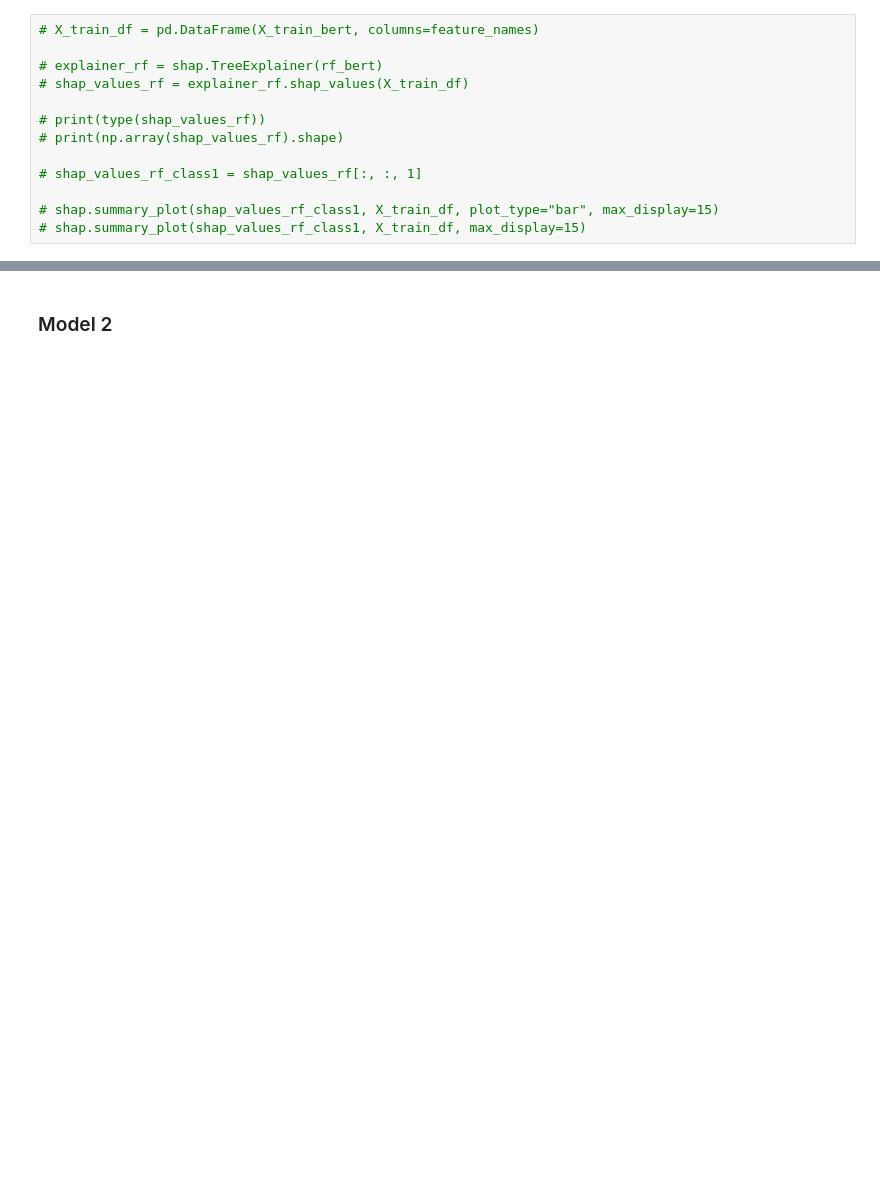
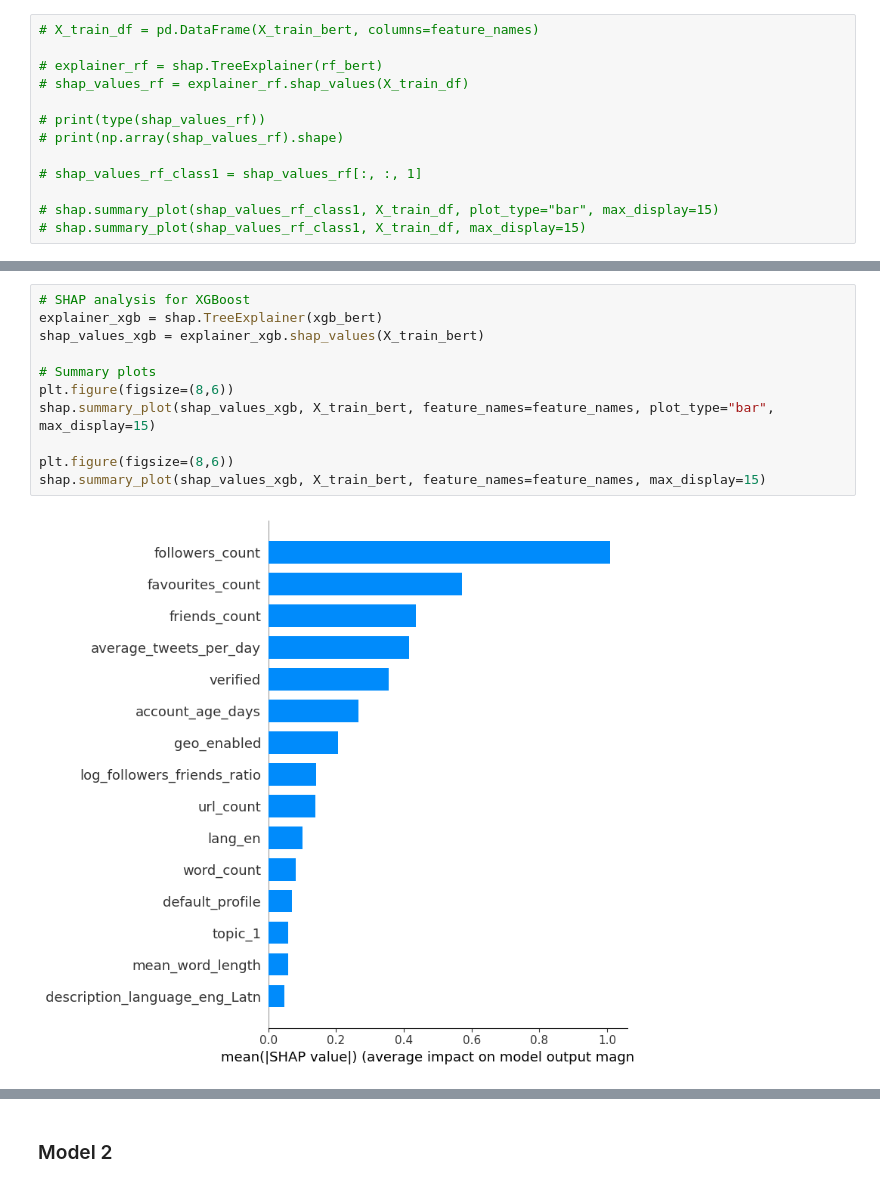
Before and after one commit to celneo7/DSA4263-Project-Twitter-Bots, a Jupyter notebook: Models.ipynb, the cells around one changed output, grey strips where cells are left out. Drawn from its saved outputs; the diff is of its cells as text; blank space fills up the shorter version.

```diff
--- a/Models.ipynb
+++ b/Models.ipynb
@@ -674,0 +764,13 @@ Top features for Random Forest:
+# %%
+# SHAP analysis for XGBoost
+explainer_xgb = shap.TreeExplainer(xgb_bert)
+shap_values_xgb = explainer_xgb.shap_values(X_train_bert)
+
+# Summary plots
+plt.figure(figsize=(8,6))
+shap.summary_plot(shap_values_xgb, X_train_bert, feature_names=feature_names, plot_type="bar", max_display=15)
+
+plt.figure(figsize=(8,6))
+shap.summary_plot(shap_values_xgb, X_train_bert, feature_names=feature_names, max_display=15)
+# %% [output]
+[figure, added]
```
Also changed, not shown: parts of 22 cells of this notebook, 1 other file.
